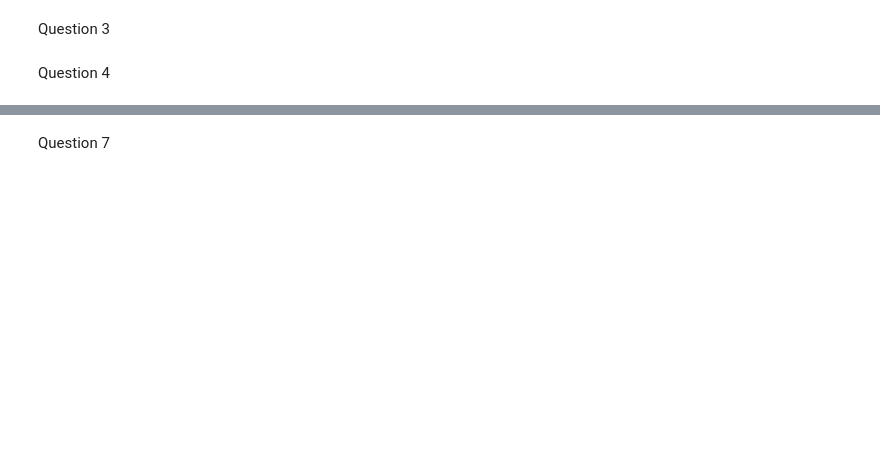
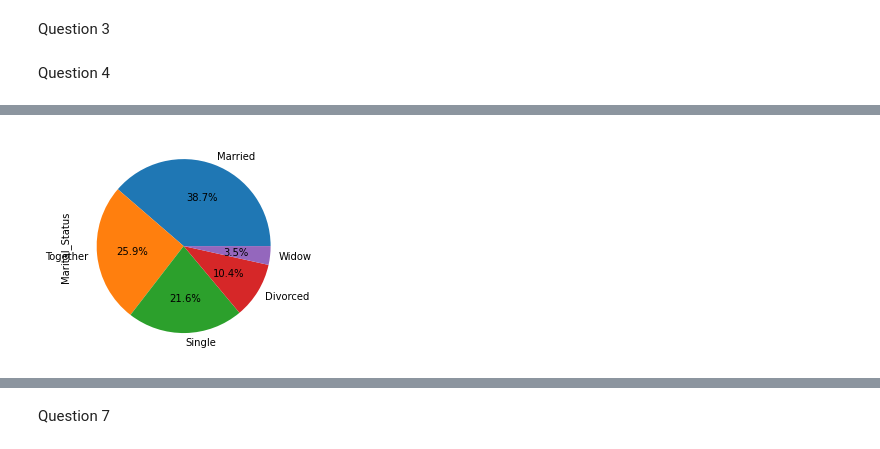
Before and after one commit to natedrake7/Data-Extracting-Methods, a Jupyter notebook: project1.ipynb, the cells around one changed output, grey strips where cells are left out. Cells and saved outputs as stored; diff of their text form; code cells hidden in the pictures; blank space fills up the shorter version.

```diff
--- a/project1.ipynb
+++ b/project1.ipynb
@@ -118,0 +121,91 @@ df =  df[(z_scores <= 3) & (z_scores >= -3)]
+# %%
+#1st graph (6.1 Question)
+counts = df['Marital_Status'].value_counts() #count the number of occurrences of each category in the Marital Status column
+counts.plot.pie(autopct='%1.1f%%')
+plt.show()                                  #display the pie chart and observe the highest percentage of marital status
+
+#2nd graph  (6.2 Question)
+counts = df['Complain'].value_counts()  #count values in Complain column for each value
+fig,ax = plt.subplots()
+ax.bar(counts.index.tolist(), counts.values, width=0.1)
+
+ax.set_title('Bar Chart of complain instances')
+ax.set_xlabel('Existence of complain')
+ax.set_ylabel('Occurances')
+
+for i, v in enumerate(counts.values):   #display the actual amounts into the pie
+    ax.text(i, v, str(v), ha='center', va='bottom')
+
+plt.show()    #display the bar chart and observe above the bar the total occurances of clients with a complain and those without it.
+
+#3rd graph  (6.3 Question)
+newdf = df[['Marital_Status', 'Spent']]   #get the columns that are gonna be analyzed
+newdf = newdf.groupby('Marital_Status').sum()   #group the data by Family Size and compute the sum of income for each size
+
+newdf.plot(kind='bar',color='black')
+plt.xlabel('Marital Status')
+plt.ylabel('Spent')
+plt.title('Total spendings per marital status')
+plt.show()
+
+#4th graph  (6.4 Question)
+fig = plt.figure()  #create a 3D axis
+ax = plt.axes(projection='3d')
+
+ax.scatter(df['Spent'], df['Kidhome'], df['Family_Size'],color='brown') #represent the data of the three columns in a scatter plot
+ax.set_xlabel('Spent')
+ax.set_ylabel('Kidhome')
+ax.set_zlabel('Family Size')
+plt.show() #display the scatter 3d chart and observe the frequency of bigger size of families spending less and less.
+
+#5th graph (6.5 Question)
+newdf = df[['Age_Group', 'Spent']]    #get the columns that are gonna be analyzed
+newdf = newdf.groupby('Age_Group').sum()    #group the data by Age Groups and compute the sum of spendings for each age-group
+
+newdf.plot(kind='bar',color='purple')
+plt.xlabel('Age Groups')
+plt.ylabel('Spent')
+plt.title('Total spendings per age group')
+plt.show()
+
+#6th graph (6.6 Question)
+df.plot.scatter(x='Income', y='Spent',s=20) #Show the values between the two columns we want to analyze in a scatter plot
+
+#7th graph (6.7 Question)
+newdf = df[['Education', 'Income']] #get the columns that are gonna be analyzed
+newdf = newdf.groupby('Education').mean() #group the data by education category and compute the mean income of each category
+
+newdf.plot(kind='bar', color='green')
+plt.xlabel('Education')
+plt.ylabel('Average Income')
+plt.title('Average income per education level')
+plt.show()
+
+#8th graph (6.8 Question)
+newdf = df[['Family_Size', 'Income']]   #get the columns that are gonna be analyzed
+newdf = newdf.groupby('Family_Size').mean() #group the data by family size  and compute the mean income of each size
+
+newdf.plot(kind='bar',color='orange')
+plt.xlabel('Family Size')
+plt.ylabel('Average Income')
+plt.title('Average income per family size')
+plt.show()
+
+#9th graph (6.9 Question)
+newdf = df[['Kidhome', 'Income']] #get the columns that are gonna be analyzed
+newdf = newdf.groupby('Kidhome').mean() #group the data by numbers of kids in house and compute the mean income of each size
+
+newdf.plot(kind='bar',color='black')
+plt.xlabel('Number of Kids at home')
+plt.ylabel('Average Income')
+plt.title('Average income per Kidhome')
+plt.show()
+
+#10th graph (6.15 Question)
+plt.hist(df['Income'],color='red')  #show the data income of dataframe in a histogram
+plt.title('Histogram for Income')
+plt.xlabel('Amount')
+plt.ylabel('Occurances')
+plt.show()
+# %% [output]
+[figure, added]
```
Also changed, not shown: parts of 5 cells of this notebook.
